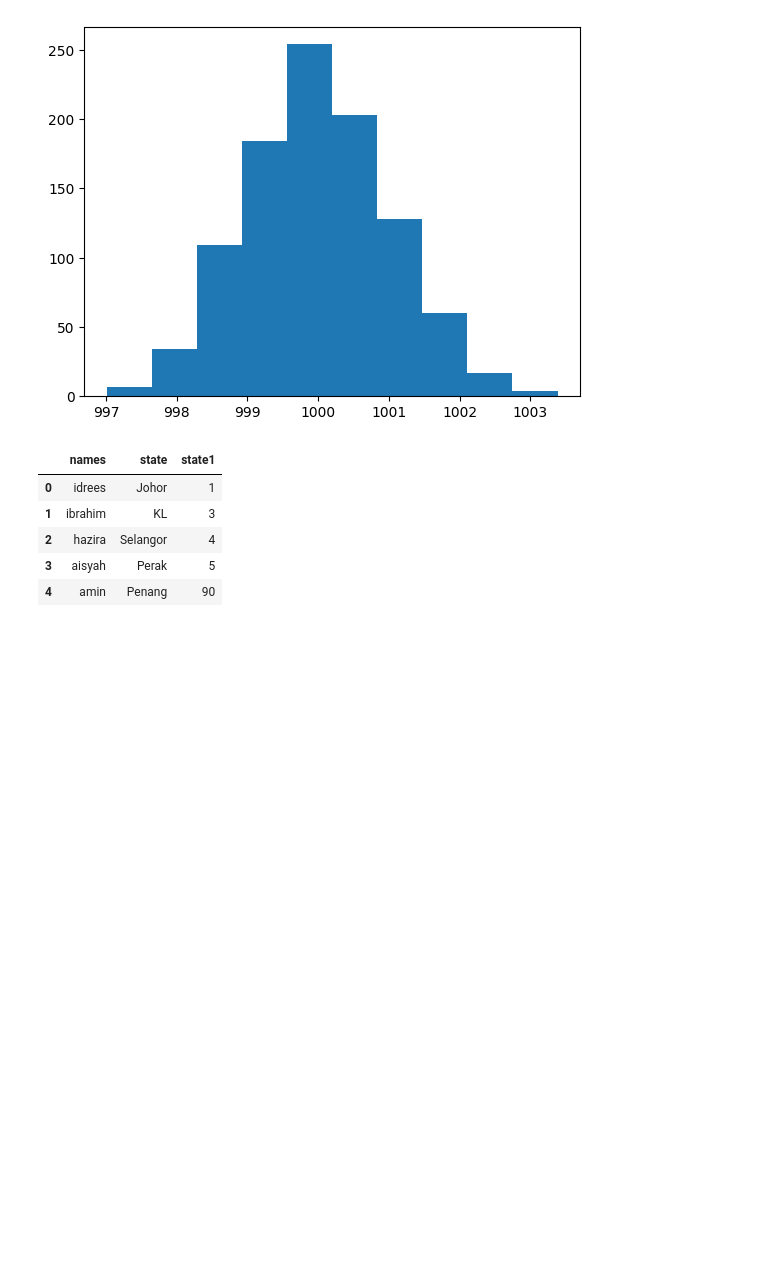
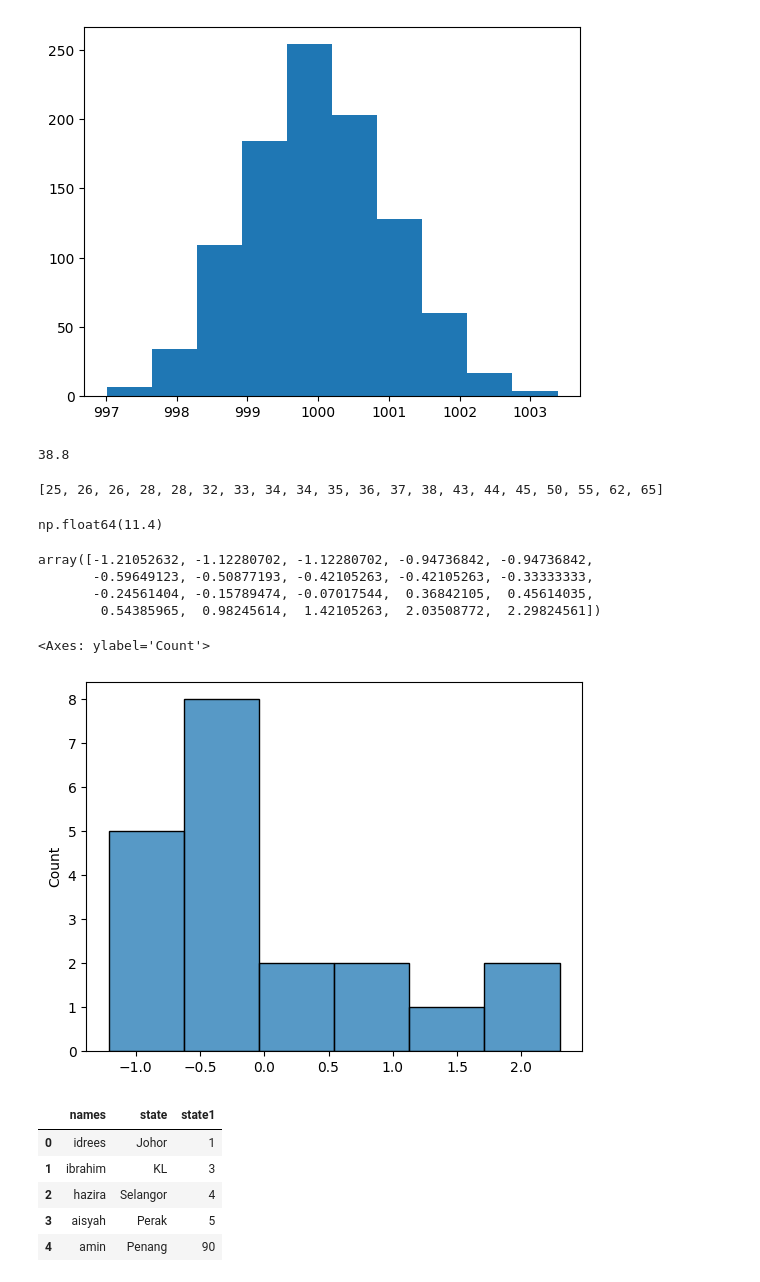
Before and after one commit to aminuddin1234/Artificial_inteligent_and_machine_learning_course, a Jupyter notebook: AI & ML courses/Day 15 - Data Handling/Data Cleaning.ipynb, the cells around one changed output. Saved outputs shown, nothing was run; the diff lists cells and outputs as text; code cells hidden in the pictures; blank space fills up the shorter version.

```diff
--- a/AI & ML courses/Day 15 - Data Handling/Data Cleaning.ipynb
+++ b/AI & ML courses/Day 15 - Data Handling/Data Cleaning.ipynb
@@ -661,6 +664,40 @@ plt.hist(samples)
         1002.11053263, 1002.74822351, 1003.38591438]),
  <BarContainer object of 10 artists>)
 [figure]
+# %%
+list = [26, 33, 65, 28, 34, 55, 25, 44, 50, 36, 26, 37, 43, 62, 35, 38, 45, 32, 28, 34]
+
+Meanlist = sum(list) / len(list)
+Meanlist
+# %% [output]
+38.8
+# %%
+sortedN = sorted(list)
+print(sortedN)
+# %% [output]
+[25, 26, 26, 28, 28, 32, 33, 34, 34, 35, 36, 37, 38, 43, 44, 45, 50, 55, 62, 65]
+# %%
+import numpy as np
+arrayN = np.array(sortedN)
+stddev = arrayN.std()
+round_array =stddev.round(2)
+round_array
+# %% [output]
+np.float64(11.4)
+# %%
+z_score = (arrayN - Meanlist) / round_array
+z_score
+# %% [output]
+array([-1.21052632, -1.12280702, -1.12280702, -0.94736842, -0.94736842,
+       -0.59649123, -0.50877193, -0.42105263, -0.42105263, -0.33333333,
+       -0.24561404, -0.15789474, -0.07017544,  0.36842105,  0.45614035,
+        0.54385965,  0.98245614,  1.42105263,  2.03508772,  2.29824561])
+# %%
+import seaborn as sns
+sns.histplot(data= z_score)
+# %% [output]
+<Axes: ylabel='Count'>
+[figure, added]
 # %%
 learners = {
         'names' : ['idrees','ibrahim','hazira','aisyah','amin']
```
Also changed, not shown: parts of 7 cells of this notebook, 5 other files.
